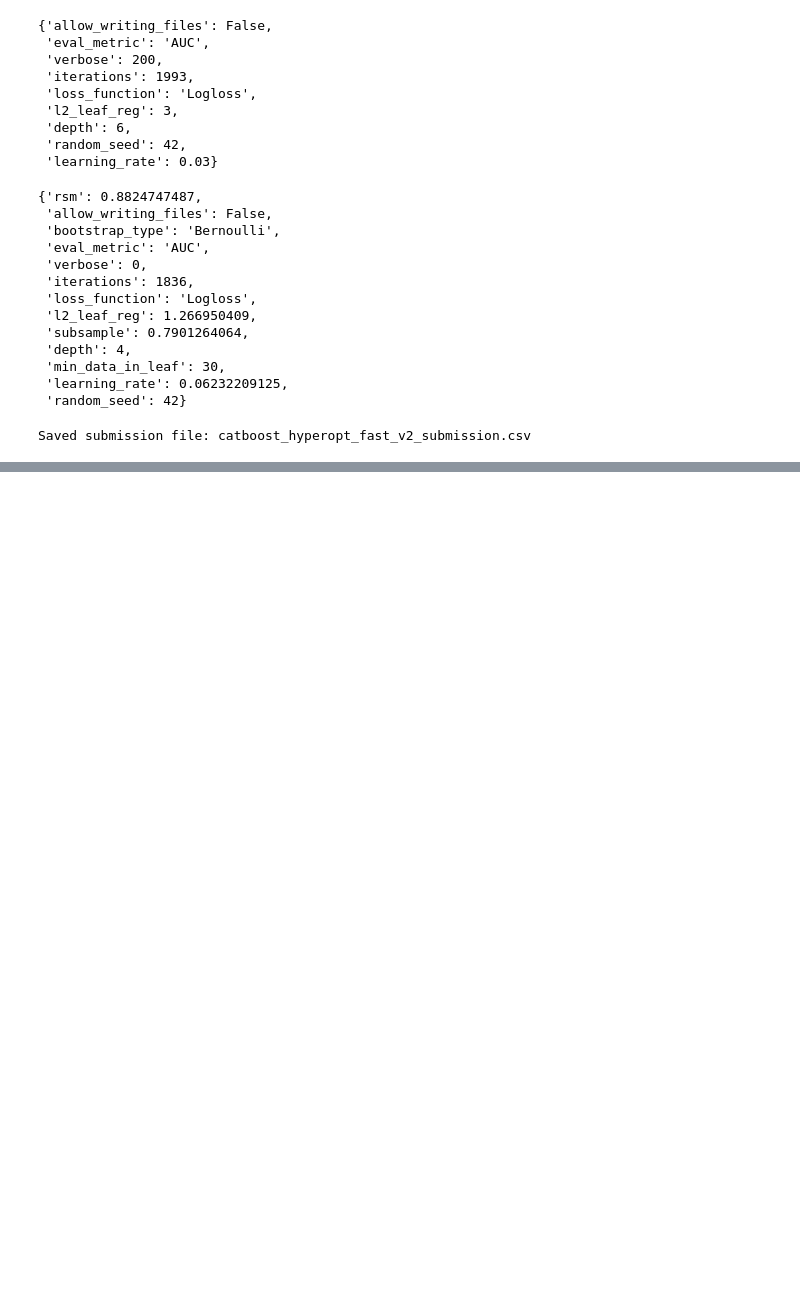
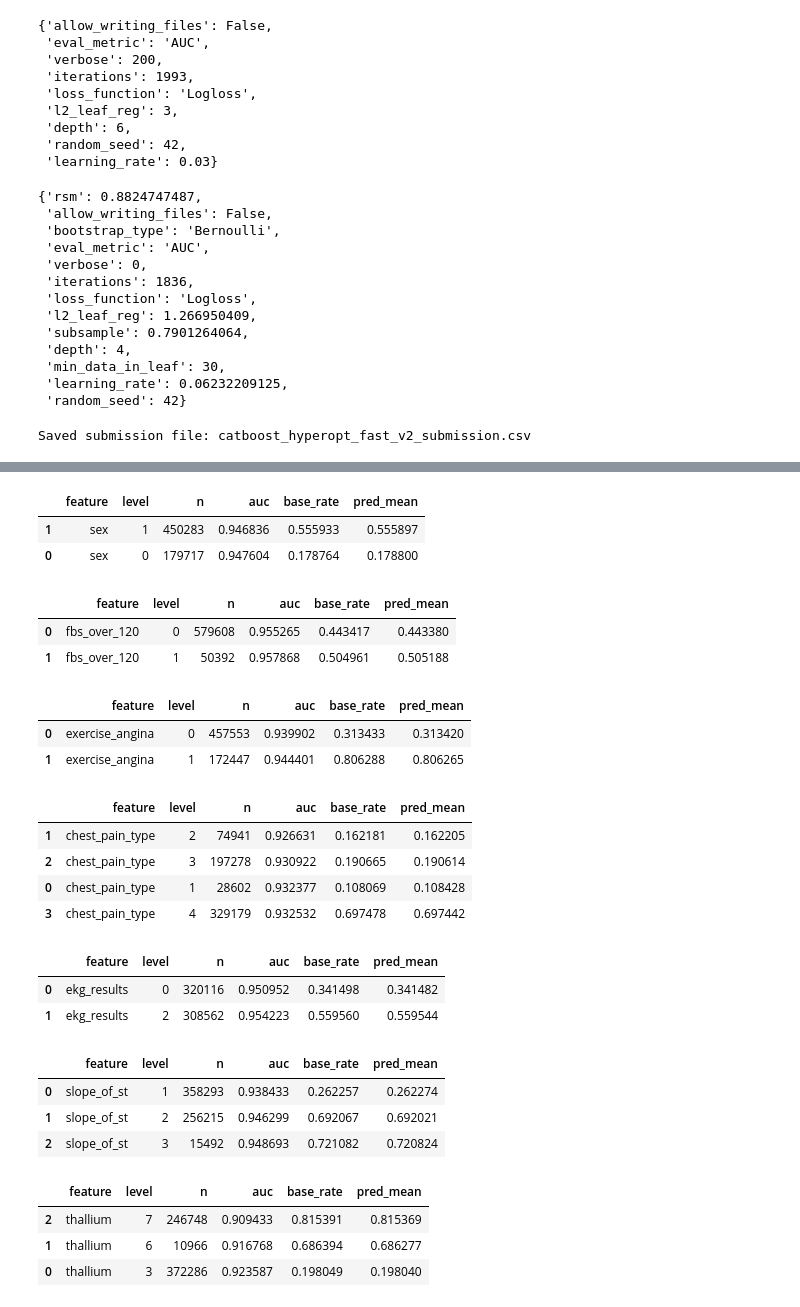
Before and after one commit to fonsecagabriella/kaggle, a Jupyter notebook: 02_predicting_heart_disease/01_experiments.ipynb, the cells around one changed output, grey strips where cells are left out. Cells and saved outputs as stored; diff of their text form; code cells hidden in the pictures; blank space fills up the shorter version.

```diff
--- a/02_predicting_heart_disease/01_experiments.ipynb
+++ b/02_predicting_heart_disease/01_experiments.ipynb
@@ -568,0 +1847,6 @@ Saved submission file: catboost_hyperopt_fast_v2_submission.csv
+# %%
+p_test = final_full.predict_proba(test_pool)[:, 1]
+sub = pd.DataFrame({"id": test_data["id"], target: p_test})
+sub_path = "submission_catboost_v5_bayesian_best.csv"
+sub.to_csv(sub_path, index=False)
+print("Saved:", sub_path)
@@ -568,0 +1965,11 @@ Saved submission file: catboost_hyperopt_fast_v2_submission.csv
+# %%
+oof_df["pred_label_05"] = (oof_df["oof_pred"] >= 0.5).astype(int)
+oof_df["error"] = (oof_df["pred_label_05"] != oof_df[target]).astype(int)
+
+# False positives: predicted high, actually 0
+fp = oof_df[(oof_df[target]==0)].sort_values("oof_pred", ascending=False).head(50)
+
+# False negatives: predicted low, actually 1
+fn = oof_df[(oof_df[target]==1)].sort_values("oof_pred", ascending=True).head(50)
+
+fp[features + [target, "oof_pred"]].head(10), fn[features + [target, "oof_pred"]].head(10)
@@ -568,0 +2001,40 @@ Saved submission file: catboost_hyperopt_fast_v2_submission.csv
+# %%
+def auc_by_group(df, group_col, min_n=2000):
+    rows = []
+    for g, sub in df.groupby(group_col):
+        if len(sub) < min_n:
+            continue
+        if sub[target].nunique() < 2:
+            continue
+        auc = roc_auc_score(sub[target], sub["oof_pred"])
+        rows.append((group_col, g, len(sub), auc, sub[target].mean(), sub["oof_pred"].mean()))
+    return pd.DataFrame(rows, columns=["feature", "level", "n", "auc", "base_rate", "pred_mean"]).sort_values("auc")
+
+for col in categorical_features:
+    display(auc_by_group(oof_df, col, min_n=2000).head(20))
+# %% [output]
+|  | feature | level | n | auc | base_rate | pred_mean |
+| 1 | sex | 1 | 450283 | 0.946836 | 0.555933 | 0.555897 |
+| 0 | sex | 0 | 179717 | 0.947604 | 0.178764 | 0.178800 |
+|  | feature | level | n | auc | base_rate | pred_mean |
+| 0 | fbs_over_120 | 0 | 579608 | 0.955265 | 0.443417 | 0.443380 |
+| 1 | fbs_over_120 | 1 | 50392 | 0.957868 | 0.504961 | 0.505188 |
+|  | feature | level | n | auc | base_rate | pred_mean |
+| 0 | exercise_angina | 0 | 457553 | 0.939902 | 0.313433 | 0.313420 |
+| 1 | exercise_angina | 1 | 172447 | 0.944401 | 0.806288 | 0.806265 |
+|  | feature | level | n | auc | base_rate | pred_mean |
+| 1 | chest_pain_type | 2 | 74941 | 0.926631 | 0.162181 | 0.162205 |
+| 2 | chest_pain_type | 3 | 197278 | 0.930922 | 0.190665 | 0.190614 |
+| 0 | chest_pain_type | 1 | 28602 | 0.932377 | 0.108069 | 0.108428 |
+| 3 | chest_pain_type | 4 | 329179 | 0.932532 | 0.697478 | 0.697442 |
+|  | feature | level | n | auc | base_rate | pred_mean |
+| 0 | ekg_results | 0 | 320116 | 0.950952 | 0.341498 | 0.341482 |
+| 1 | ekg_results | 2 | 308562 | 0.954223 | 0.559560 | 0.559544 |
+|  | feature | level | n | auc | base_rate | pred_mean |
+| 0 | slope_of_st | 1 | 358293 | 0.938433 | 0.262257 | 0.262274 |
+| 1 | slope_of_st | 2 | 256215 | 0.946299 | 0.692067 | 0.692021 |
+| 2 | slope_of_st | 3 | 15492 | 0.948693 | 0.721082 | 0.720824 |
+|  | feature | level | n | auc | base_rate | pred_mean |
+| 2 | thallium | 7 | 246748 | 0.909433 | 0.815391 | 0.815369 |
+| 1 | thallium | 6 | 10966 | 0.916768 | 0.686394 | 0.686277 |
+| 0 | thallium | 3 | 372286 | 0.923587 | 0.198049 | 0.198040 |
```
Also changed, not shown: parts of 70 cells of this notebook, 8 other files.
